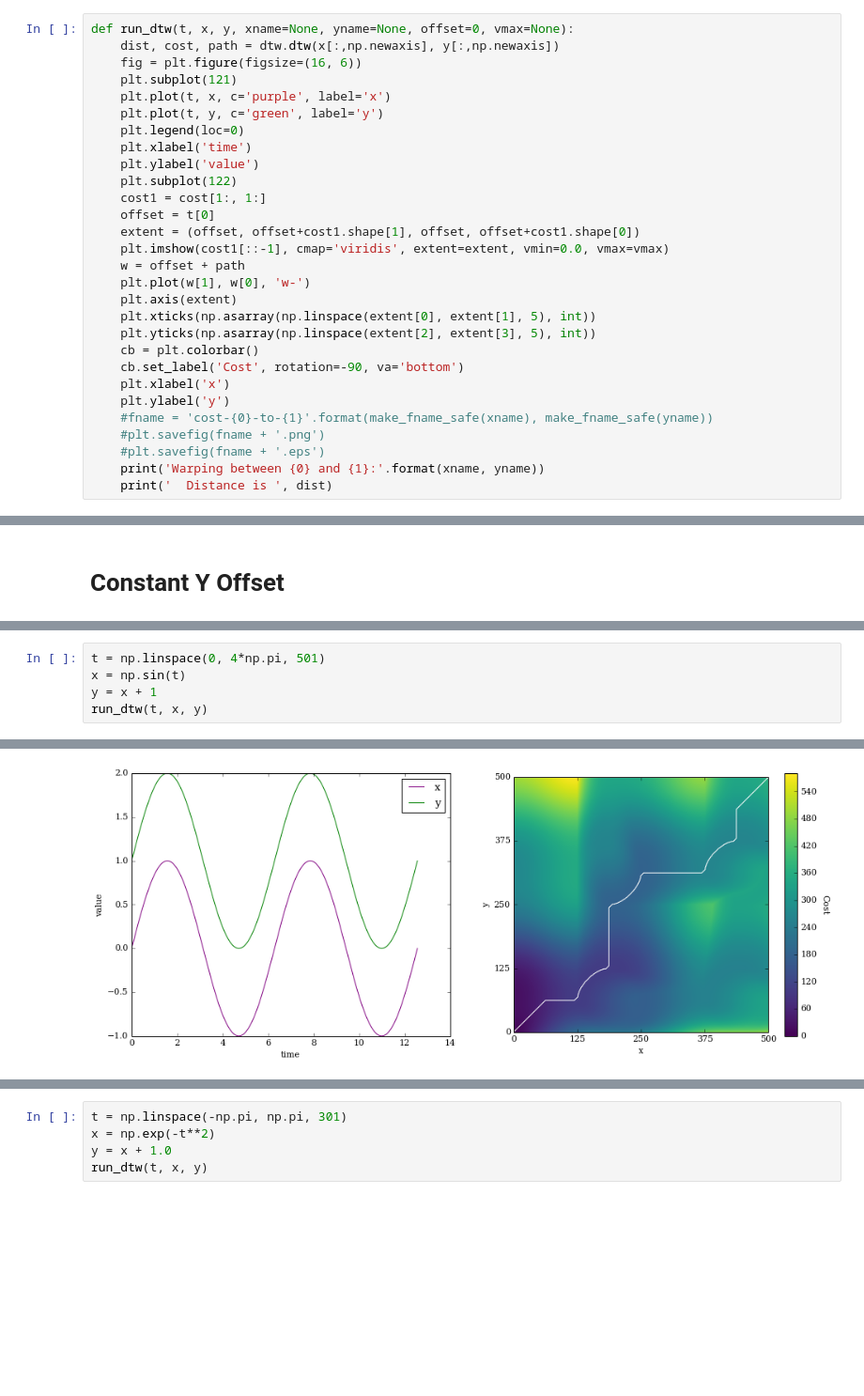
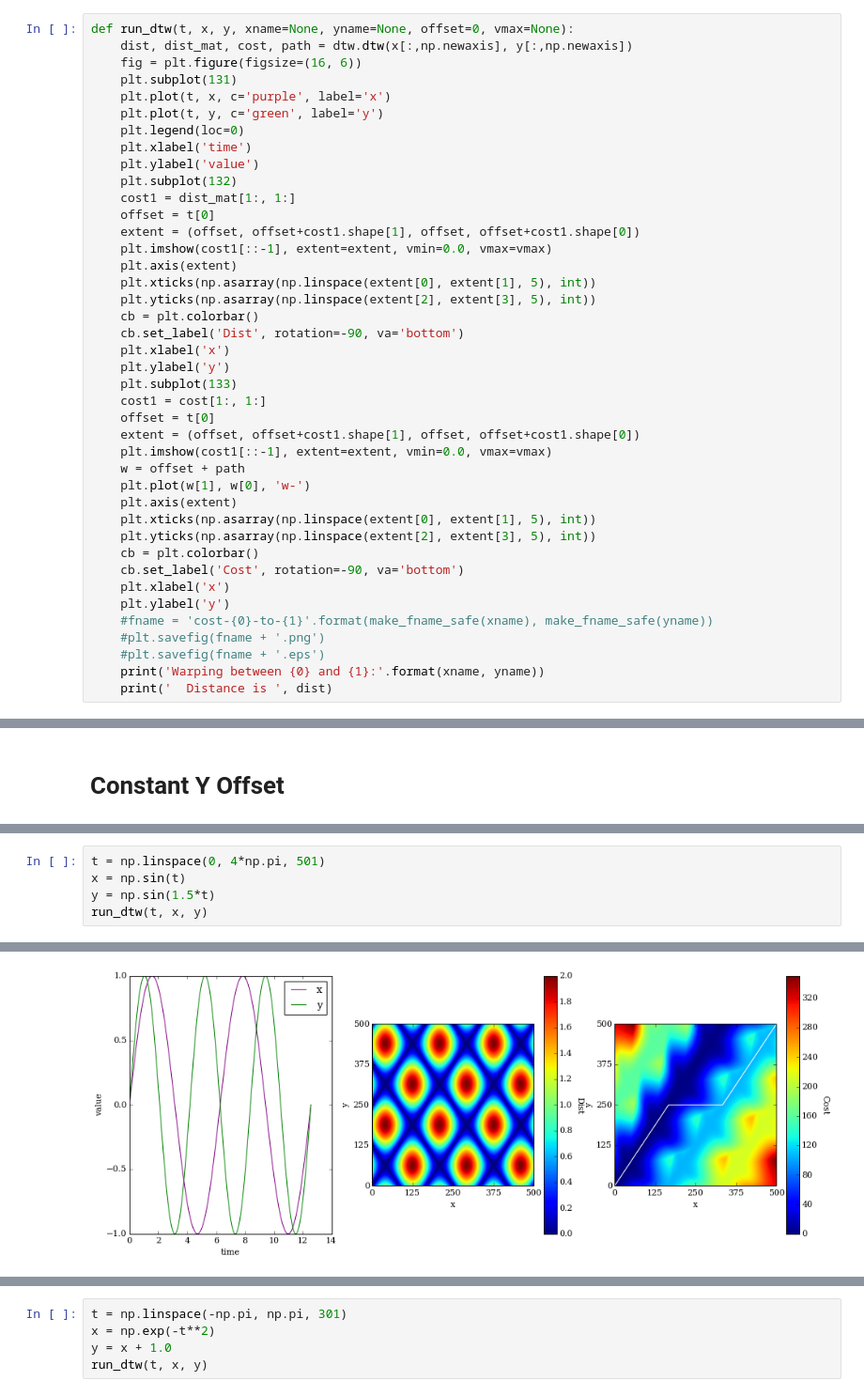
Before and after one commit to scopatz/fc-bench-method, a Jupyter notebook: dtw-intuition.ipynb, the cells around one changed output, grey strips where cells are left out. Shown at 94% size. Cells and saved outputs as stored; diff of their text form; blank space fills up the shorter version.

Commit message:
Plot distance map beside cost map

```diff
--- a/dtw-intuition.ipynb
+++ b/dtw-intuition.ipynb
@@ -14,19 +14,31 @@ mpl.rc('savefig', bbox='tight')
 import dtw
 # %%
 def run_dtw(t, x, y, xname=None, yname=None, offset=0, vmax=None):
-    dist, cost, path = dtw.dtw(x[:,np.newaxis], y[:,np.newaxis])
+    dist, dist_mat, cost, path = dtw.dtw(x[:,np.newaxis], y[:,np.newaxis])
     fig = plt.figure(figsize=(16, 6))
-    plt.subplot(121)
+    plt.subplot(131)
     plt.plot(t, x, c='purple', label='x')
     plt.plot(t, y, c='green', label='y')
     plt.legend(loc=0)
     plt.xlabel('time')
     plt.ylabel('value')
-    plt.subplot(122)
+    plt.subplot(132)
+    cost1 = dist_mat[1:, 1:]
+    offset = t[0]
+    extent = (offset, offset+cost1.shape[1], offset, offset+cost1.shape[0])
+    plt.imshow(cost1[::-1], extent=extent, vmin=0.0, vmax=vmax)
+    plt.axis(extent)
+    plt.xticks(np.asarray(np.linspace(extent[0], extent[1], 5), int))
+    plt.yticks(np.asarray(np.linspace(extent[2], extent[3], 5), int))
+    cb = plt.colorbar()
+    cb.set_label('Dist', rotation=-90, va='bottom')
+    plt.xlabel('x')
+    plt.ylabel('y')
+    plt.subplot(133)
     cost1 = cost[1:, 1:]
     offset = t[0]
     extent = (offset, offset+cost1.shape[1], offset, offset+cost1.shape[0])
-    plt.imshow(cost1[::-1], cmap='viridis', extent=extent, vmin=0.0, vmax=vmax)
+    plt.imshow(cost1[::-1], extent=extent, vmin=0.0, vmax=vmax)
     w = offset + path
     plt.plot(w[1], w[0], 'w-')
     plt.axis(extent)
@@ -104,7 +116,7 @@ Warping between None and None:
 # %%
 t = np.linspace(0, 4*np.pi, 501)
 x = np.sin(t)
-y = x + 1
+y = np.sin(1.5*t)
 run_dtw(t, x, y)
 # %% [output]
 Warping between None and None:
@@ -112,4 +124,4 @@ Warping between None and None:
-[figure, old version]
+[figure, new version]
 # %%
 t = np.linspace(0, 4*np.pi, 501)
 x = np.sin(t)
```
Also changed, not shown: parts of 11 cells of this notebook, 1 other file.
